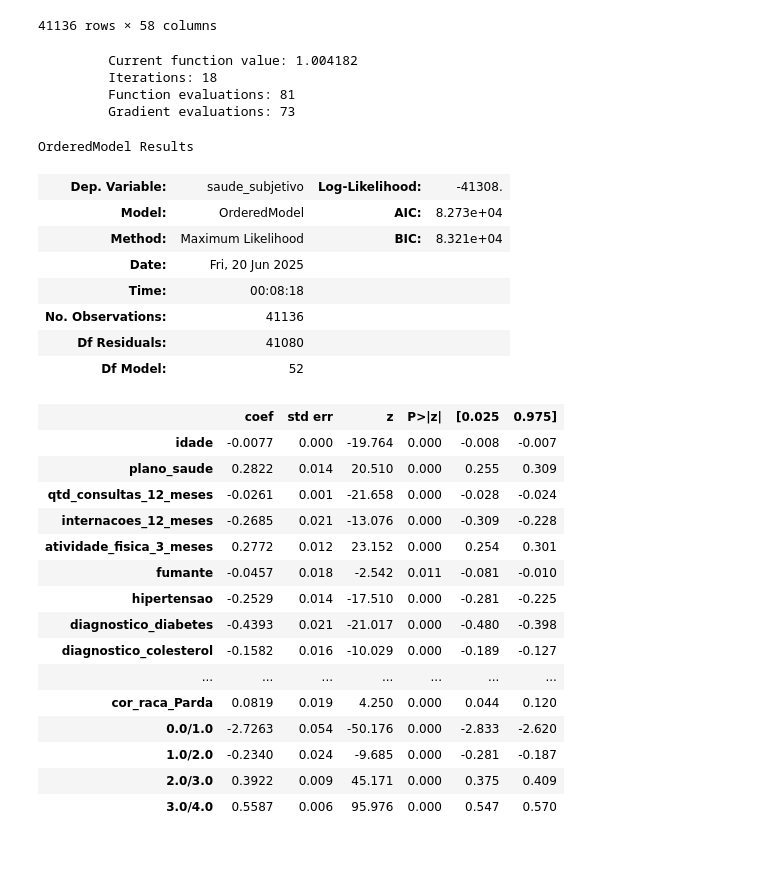
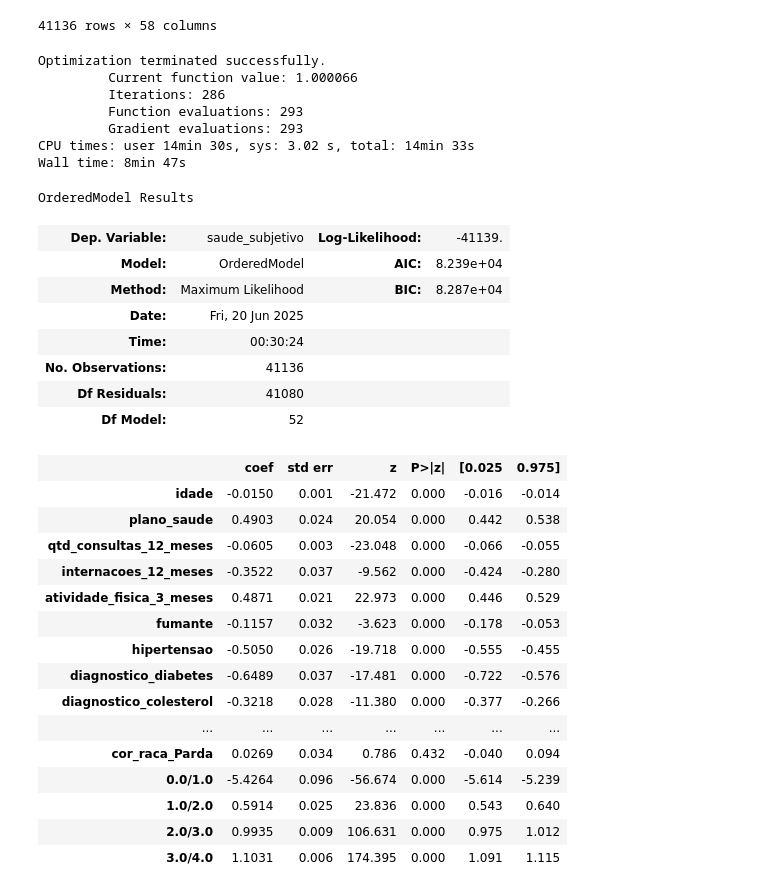
Before and after one commit to marleyabe/Inferencia-PNS, a Jupyter notebook: Artigo_PI_VI.ipynb, the cells around one changed output. Cells and saved outputs as stored; diff of their text form; code cells hidden in the pictures; blank space fills up the shorter version.

```diff
--- a/Artigo_PI_VI.ipynb
+++ b/Artigo_PI_VI.ipynb
@@ -635,50 +635,53 @@ for col in df_balanced.columns:
 # %%
 %%time
 mod_prob = OrderedModel(df_balanced['saude_subjetivo'],
                         df_balanced[['idade', 'plano_saude', 'qtd_consultas_12_meses',
                         'internacoes_12_meses', 'atividade_fisica_3_meses', 'fumante',
                         'hipertensao', 'diagnostico_diabetes', 'diagnostico_colesterol',
                         'doenca_cardiaca', 'avc', 'asma', 'dor_coluna', 'depressao',
                         'ansiedade', 'instrucao', 'renda_domiciliar_per_capita', 'uf_AC',
                         'uf_AL', 'uf_AM', 'uf_AP', 'uf_BA', 'uf_CE', 'uf_DF', 'uf_ES', 'uf_GO',
                         'uf_MA', 'uf_MG', 'uf_MS', 'uf_MT', 'uf_PA', 'uf_PB', 'uf_PE', 'uf_PI',
                         'uf_PR', 'uf_RJ', 'uf_RN', 'uf_RO', 'uf_RR', 'uf_RS', 'uf_SC', 'uf_SE',
                         'uf_SP', 'tipo_area_Capital', 'tipo_area_RIDE', #'uf_TO'
                         'tipo_area_Resto da RM', 'sexo_Homem', #'tipo_area_Resto da UF',
                         'cor_raca_Amarela', 'cor_raca_Branca', # 'sexo_Mulher'
                         'cor_raca_Ignorado', 'cor_raca_Indígena', 'cor_raca_Parda ']],
 
-                        distr='probit')
+                        distr='logit')
 
 res_prob = mod_prob.fit(method='bfgs')
 res_prob.summary()
 # %% [output]
-         Current function value: 1.004182
-         Iterations: 18
-         Function evaluations: 81
-         Gradient evaluations: 73
+Optimization terminated successfully.
+         Current function value: 1.000066
+         Iterations: 286
+         Function evaluations: 293
+         Gradient evaluations: 293
+CPU times: user 14min 30s, sys: 3.02 s, total: 14min 33s
+Wall time: 8min 47s
 OrderedModel Results
-| Dep. Variable: | saude_subjetivo | Log-Likelihood: | -41308. |
-| Model: | OrderedModel | AIC: | 8.273e+04 |
-| Method: | Maximum Likelihood | BIC: | 8.321e+04 |
+| Dep. Variable: | saude_subjetivo | Log-Likelihood: | -41139. |
+| Model: | OrderedModel | AIC: | 8.239e+04 |
+| Method: | Maximum Likelihood | BIC: | 8.287e+04 |
 | Date: | Fri, 20 Jun 2025 |  |  |
-| Time: | 00:08:18 |  |  |
+| Time: | 00:30:24 |  |  |
 | No. Observations: | 41136 |  |  |
 | Df Residuals: | 41080 |  |  |
 | Df Model: | 52 |  |  |
 |  | coef | std err | z | P>|z| | [0.025 | 0.975] |
-| idade | -0.0077 | 0.000 | -19.764 | 0.000 | -0.008 | -0.007 |
-| plano_saude | 0.2822 | 0.014 | 20.510 | 0.000 | 0.255 | 0.309 |
-| qtd_consultas_12_meses | -0.0261 | 0.001 | -21.658 | 0.000 | -0.028 | -0.024 |
-| internacoes_12_meses | -0.2685 | 0.021 | -13.076 | 0.000 | -0.309 | -0.228 |
-| atividade_fisica_3_meses | 0.2772 | 0.012 | 23.152 | 0.000 | 0.254 | 0.301 |
-| fumante | -0.0457 | 0.018 | -2.542 | 0.011 | -0.081 | -0.010 |
-| hipertensao | -0.2529 | 0.014 | -17.510 | 0.000 | -0.281 | -0.225 |
-| diagnostico_diabetes | -0.4393 | 0.021 | -21.017 | 0.000 | -0.480 | -0.398 |
-| diagnostico_colesterol | -0.1582 | 0.016 | -10.029 | 0.000 | -0.189 | -0.127 |
+| idade | -0.0150 | 0.001 | -21.472 | 0.000 | -0.016 | -0.014 |
+| plano_saude | 0.4903 | 0.024 | 20.054 | 0.000 | 0.442 | 0.538 |
+| qtd_consultas_12_meses | -0.0605 | 0.003 | -23.048 | 0.000 | -0.066 | -0.055 |
+| internacoes_12_meses | -0.3522 | 0.037 | -9.562 | 0.000 | -0.424 | -0.280 |
+| atividade_fisica_3_meses | 0.4871 | 0.021 | 22.973 | 0.000 | 0.446 | 0.529 |
+| fumante | -0.1157 | 0.032 | -3.623 | 0.000 | -0.178 | -0.053 |
+| hipertensao | -0.5050 | 0.026 | -19.718 | 0.000 | -0.555 | -0.455 |
+| diagnostico_diabetes | -0.6489 | 0.037 | -17.481 | 0.000 | -0.722 | -0.576 |
+| diagnostico_colesterol | -0.3218 | 0.028 | -11.380 | 0.000 | -0.377 | -0.266 |
 | ... | ... | ... | ... | ... | ... | ... |
-| cor_raca_Parda | 0.0819 | 0.019 | 4.250 | 0.000 | 0.044 | 0.120 |
-| 0.0/1.0 | -2.7263 | 0.054 | -50.176 | 0.000 | -2.833 | -2.620 |
-| 1.0/2.0 | -0.2340 | 0.024 | -9.685 | 0.000 | -0.281 | -0.187 |
-| 2.0/3.0 | 0.3922 | 0.009 | 45.171 | 0.000 | 0.375 | 0.409 |
-| 3.0/4.0 | 0.5587 | 0.006 | 95.976 | 0.000 | 0.547 | 0.570 |
+| cor_raca_Parda | 0.0269 | 0.034 | 0.786 | 0.432 | -0.040 | 0.094 |
+| 0.0/1.0 | -5.4264 | 0.096 | -56.674 | 0.000 | -5.614 | -5.239 |
+| 1.0/2.0 | 0.5914 | 0.025 | 23.836 | 0.000 | 0.543 | 0.640 |
+| 2.0/3.0 | 0.9935 | 0.009 | 106.631 | 0.000 | 0.975 | 1.012 |
+| 3.0/4.0 | 1.1031 | 0.006 | 174.395 | 0.000 | 1.091 | 1.115 |
```
